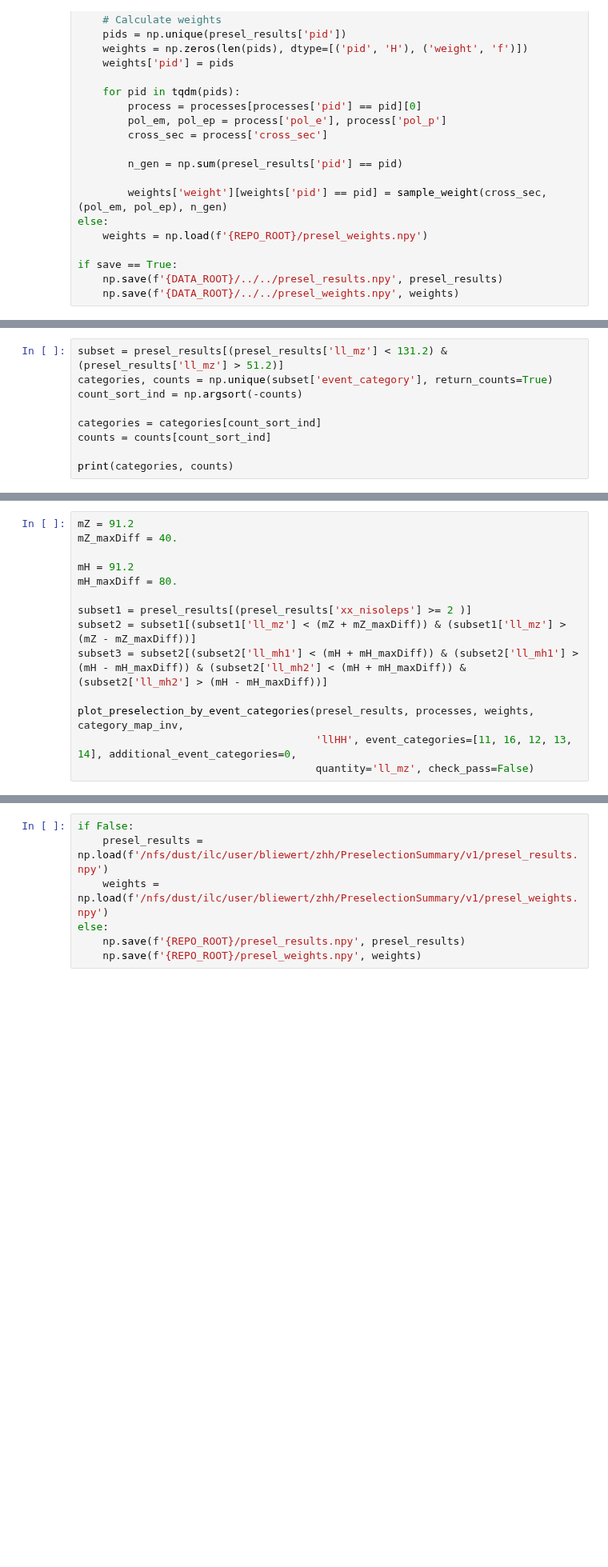
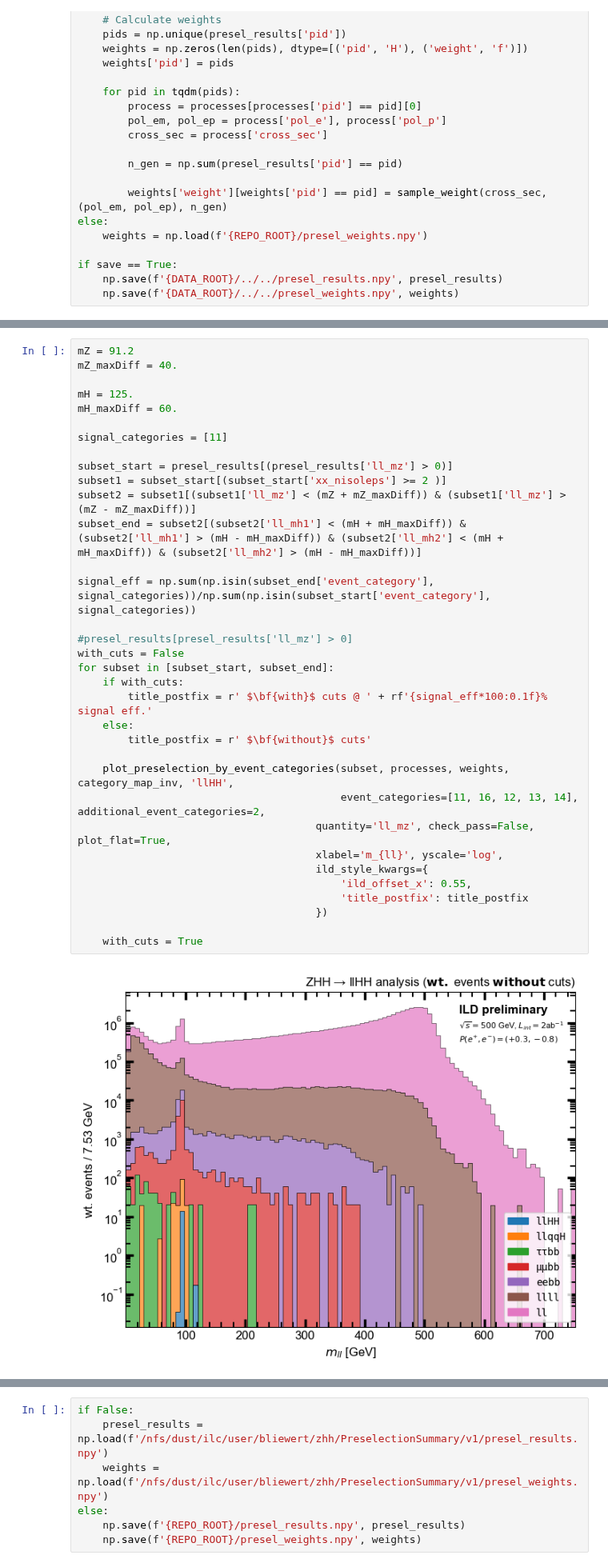
Before and after one commit to ILDAnaSoft/ZHH, a Jupyter notebook: notebooks/6_preselection.ipynb, the cells around one changed output, grey strips where cells are left out. Shown at 80% size. Drawn from its saved outputs; the diff is of its cells as text; blank space fills up the shorter version.

```diff
--- a/notebooks/6_preselection.ipynb
+++ b/notebooks/6_preselection.ipynb
@@ -222,9 +186,0 @@ category_map_inv
-# %%
-subset = presel_results[(presel_results['ll_mz'] < 131.2) & (presel_results['ll_mz'] > 51.2)]
-categories, counts = np.unique(subset['event_category'], return_counts=True)
-count_sort_ind = np.argsort(-counts)
-
-categories = categories[count_sort_ind]
-counts = counts[count_sort_ind]
-
-print(categories, counts)
@@ -358,14 +187,36 @@ def plot_preselection_by_event_categories(presel_results:np.ndarray, processes:n
 # %%
 mZ = 91.2
 mZ_maxDiff = 40.
 
-mH = 91.2
-mH_maxDiff = 80.
+mH = 125.
+mH_maxDiff = 60.
 
-subset1 = presel_results[(presel_results['xx_nisoleps'] >= 2 )]
+signal_categories = [11]
+
+subset_start = presel_results[(presel_results['ll_mz'] > 0)]
+subset1 = subset_start[(subset_start['xx_nisoleps'] >= 2 )]
 subset2 = subset1[(subset1['ll_mz'] < (mZ + mZ_maxDiff)) & (subset1['ll_mz'] > (mZ - mZ_maxDiff))]
-subset3 = subset2[(subset2['ll_mh1'] < (mH + mH_maxDiff)) & (subset2['ll_mh1'] > (mH - mH_maxDiff)) & (subset2['ll_mh2'] < (mH + mH_maxDiff)) & (subset2['ll_mh2'] > (mH - mH_maxDiff))]
+subset_end = subset2[(subset2['ll_mh1'] < (mH + mH_maxDiff)) & (subset2['ll_mh1'] > (mH - mH_maxDiff)) & (subset2['ll_mh2'] < (mH + mH_maxDiff)) & (subset2['ll_mh2'] > (mH - mH_maxDiff))]
 
-plot_preselection_by_event_categories(presel_results, processes, weights, category_map_inv,
-                                      'llHH', event_categories=[11, 16, 12, 13, 14], additional_event_categories=0,
-                                      quantity='ll_mz', check_pass=False)
+signal_eff = np.sum(np.isin(subset_end['event_category'], signal_categories))/np.sum(np.isin(subset_start['event_category'], signal_categories))
+
+#presel_results[presel_results['ll_mz'] > 0]
+with_cuts = False
+for subset in [subset_start, subset_end]:
+    if with_cuts:
+        title_postfix = r' $\bf{with}$ cuts @ ' + rf'{signal_eff*100:0.1f}% signal eff.'
+    else:
+        title_postfix = r' $\bf{without}$ cuts'
+
+    plot_preselection_by_event_categories(subset, processes, weights, category_map_inv, 'llHH',
+                                          event_categories=[11, 16, 12, 13, 14], additional_event_categories=2,
+                                      quantity='ll_mz', check_pass=False, plot_flat=True,
+                                      xlabel='m_{ll}', yscale='log',
+                                      ild_style_kwargs={
+                                          'ild_offset_x': 0.55,
+                                          'title_postfix': title_postfix
+                                      })
+
+    with_cuts = True
+# %% [output]
+[figure, added]
```
Also changed, not shown: parts of 12 cells of this notebook, 4 other files.
